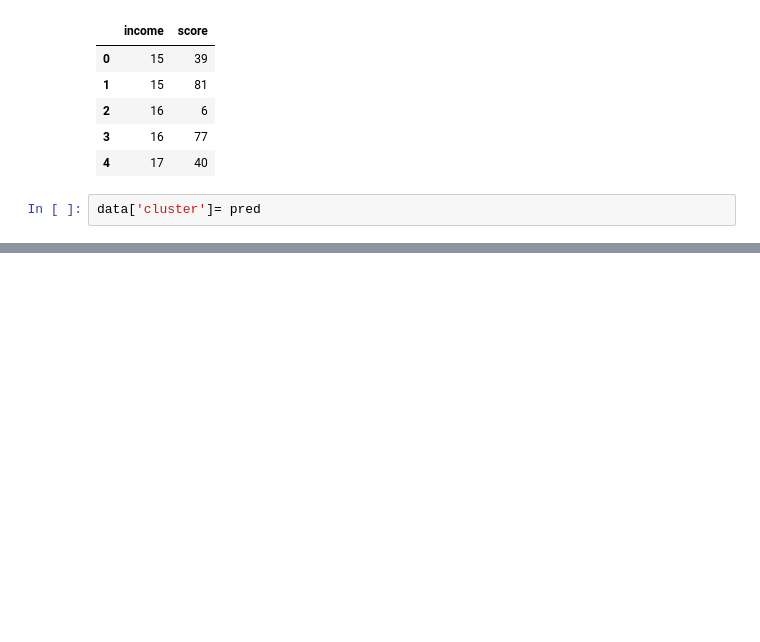
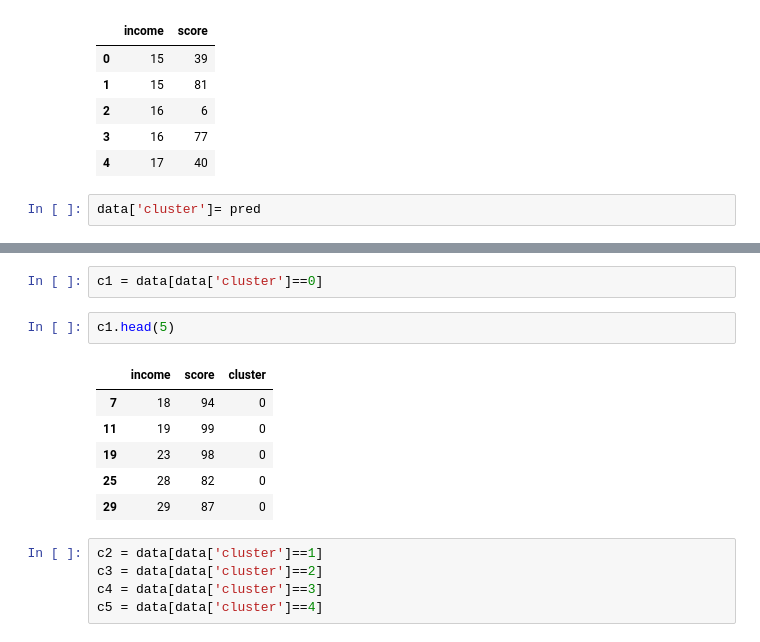
Before and after one commit to Bhanuka10/model-Training-Learning, a Jupyter notebook: K-mean clustering/Untitled.ipynb, the cells around one changed output, grey strips where cells are left out. Saved outputs shown, nothing was run; the diff lists cells and outputs as text; blank space fills up the shorter version.

```diff
--- a/K-mean clustering/Untitled.ipynb
+++ b/K-mean clustering/Untitled.ipynb
@@ -112,0 +120,16 @@ data.head()
+# %%
+c1 = data[data['cluster']==0]
+# %%
+c1.head(5)
+# %% [output]
+|  | income | score | cluster |
+| 7 | 18 | 94 | 0 |
+| 11 | 19 | 99 | 0 |
+| 19 | 23 | 98 | 0 |
+| 25 | 28 | 82 | 0 |
+| 29 | 29 | 87 | 0 |
+# %%
+c2 = data[data['cluster']==1]
+c3 = data[data['cluster']==2]
+c4 = data[data['cluster']==3]
+c5 = data[data['cluster']==4]
```
Also changed, not shown: parts of 3 cells of this notebook.
